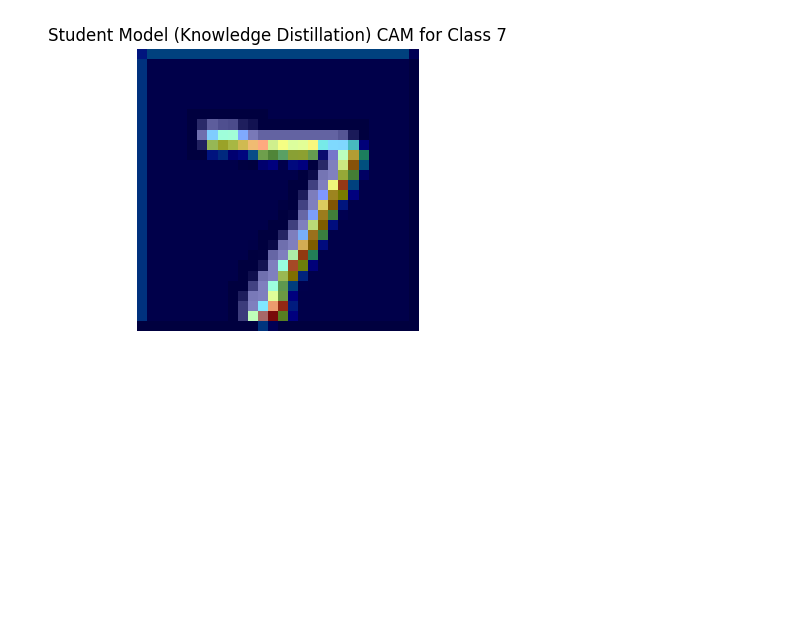
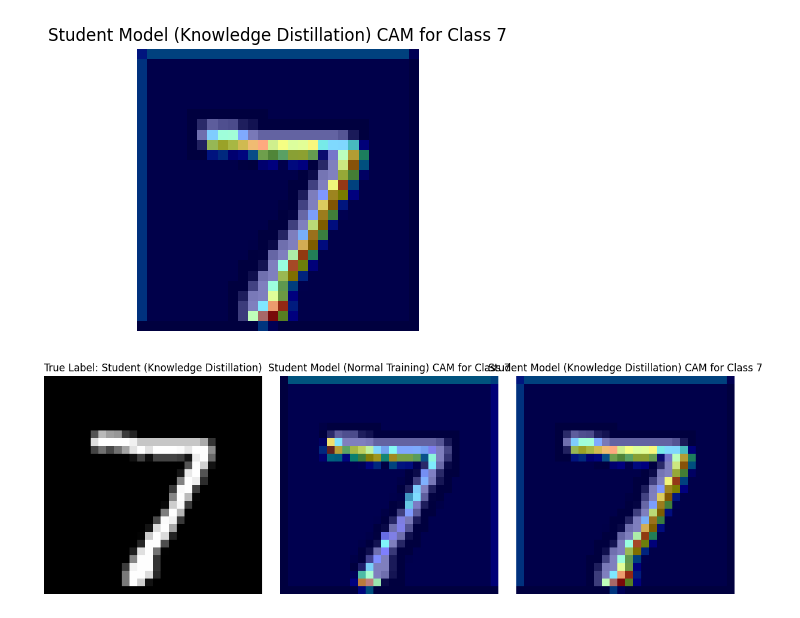
Before and after one commit to shovo896/LLM, a Jupyter notebook: knowledge_dsitil.ipynb, the cells around one changed output. Cells and saved outputs as stored; diff of their text form; code cells hidden in the pictures; blank space fills up the shorter version.

```diff
--- a/knowledge_dsitil.ipynb
+++ b/knowledge_dsitil.ipynb
@@ -406,3 +406,23 @@ plt.axis('off')
 plt.show()
 # %% [output]
 [figure]
+# %%
+plt.figure(figsize=(12, 4))
+plt.subplot(1, 3, 1)
+plt.imshow(image.squeeze(), cmap='gray')
+plt.title(f"True Label: {label}")
+plt.axis('off')
+plt.subplot(1, 3, 2)
+plt.imshow(image.squeeze(), cmap='gray')
+plt.imshow(cam_student_normal, cmap='jet', alpha=0.5)
+plt.title(f"Student Model (Normal Training) CAM for Class {class_idx_student_normal}")
+plt.axis('off')
+plt.subplot(1, 3, 3)
+plt.imshow(image.squeeze(), cmap='gray')
+plt.imshow(cam_student_kd, cmap='jet', alpha=0.5)
+plt.title(f"Student Model (Knowledge Distillation) CAM for Class {class_idx_student_kd}")
+plt.axis('off')
+plt.tight_layout()
+plt.show()
+# %% [output]
+[figure, added]
```
